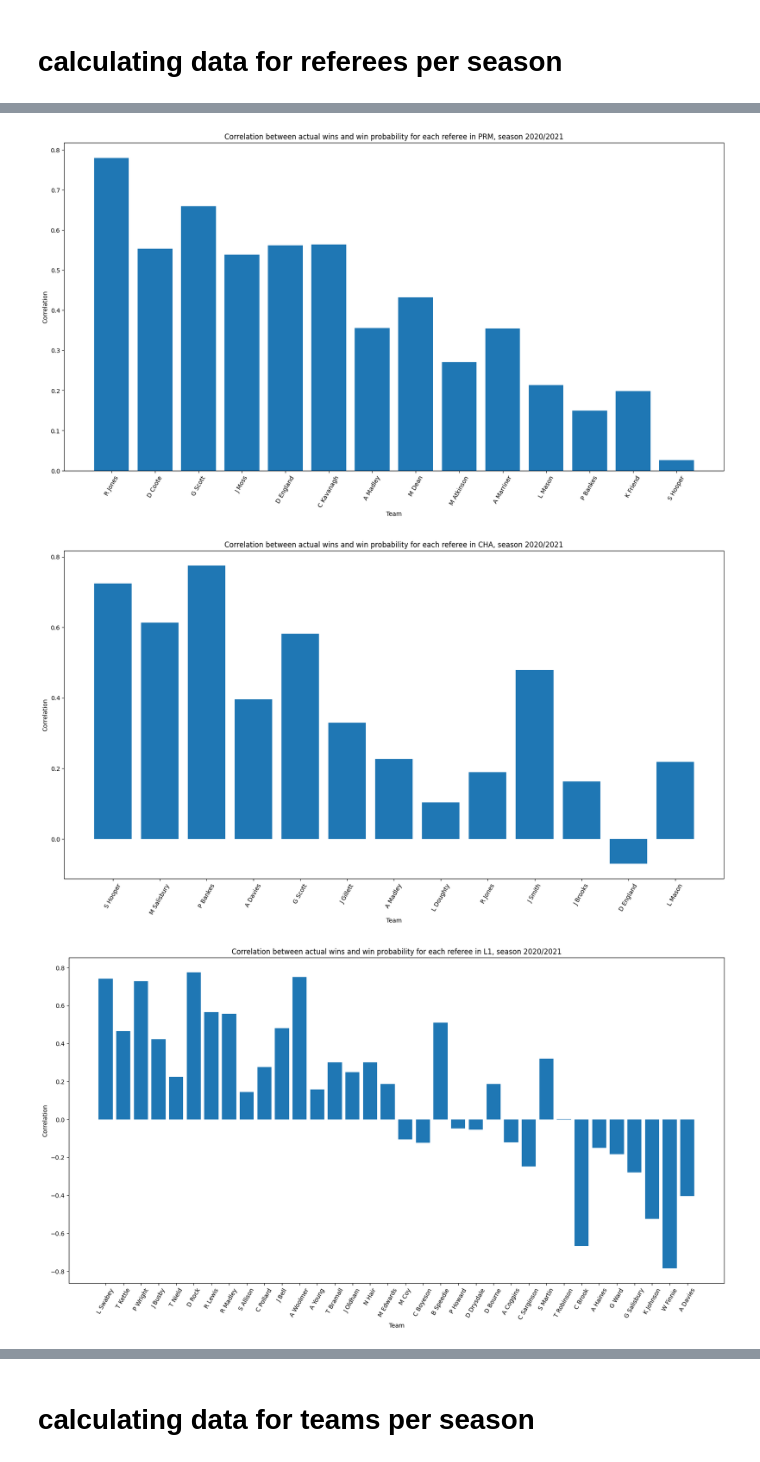
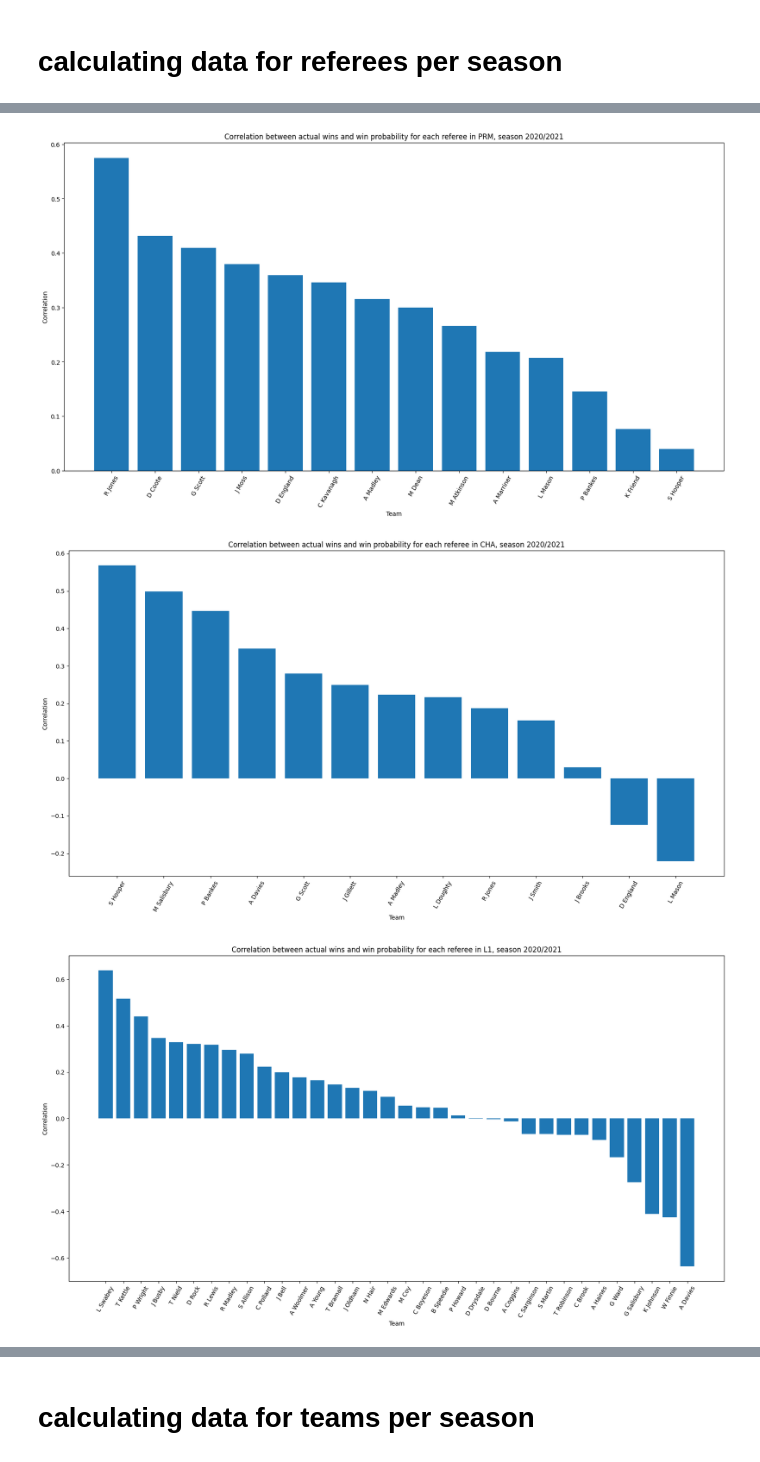
Before and after one commit to jakubzie/HackathonAGH, a Jupyter notebook: wizualizacja.ipynb, the cells around one changed output, grey strips where cells are left out. Cells and saved outputs as stored; diff of their text form; code cells hidden in the pictures.

Commit message:
images update

```diff
--- a/wizualizacja.ipynb
+++ b/wizualizacja.ipynb
@@ -68,7 +68,6 @@ for i, season in enumerate(data['Season'].unique()):
 
     PRM_referees = league_referees_corr['PRM'].index
     for league in leagues:
-        #league_referees_corr[league] = league_referees_corr[league].loc[league_referees_corr[league].index.intersection(PRM_referees)]
         league_referees_corr[league].sort_values(by='mean_corr', inplace=True, ascending=False)
         league_referees_corr[league].to_csv('./league_per_season/referees_corr_{}_{}.csv'.format(league, season.replace('/', '-')))
     seasonal_data[season] = league_referees_corr
@@ -80,7 +79,7 @@ for i, season in enumerate(data['Season'].unique()):
         plt.title('Correlation between actual wins and win probability for each referee in {}, season {}'.format(league, season))
         plt.xlabel('Team')
         plt.ylabel('Correlation')
-        plt.bar(seasonal_data[season][league].index, seasonal_data[season][league]['home_corr'])
+        plt.bar(seasonal_data[season][league].index, seasonal_data[season][league]['mean_corr'])
         plt.xticks(rotation=60)
         plt.savefig('./images/per_team_referee/referee_corr_{}_{}.png'.format(season.replace('/', '-'), league))
 
@@ -97,3 +96,3 @@ for season in seasonal_data:
-[figure, old version]
+[figure, new version]
-[figure, old version]
+[figure, new version]
-[figure, old version]
+[figure, new version]
```
Also changed, not shown: parts of 3 cells of this notebook, 50 other files.
